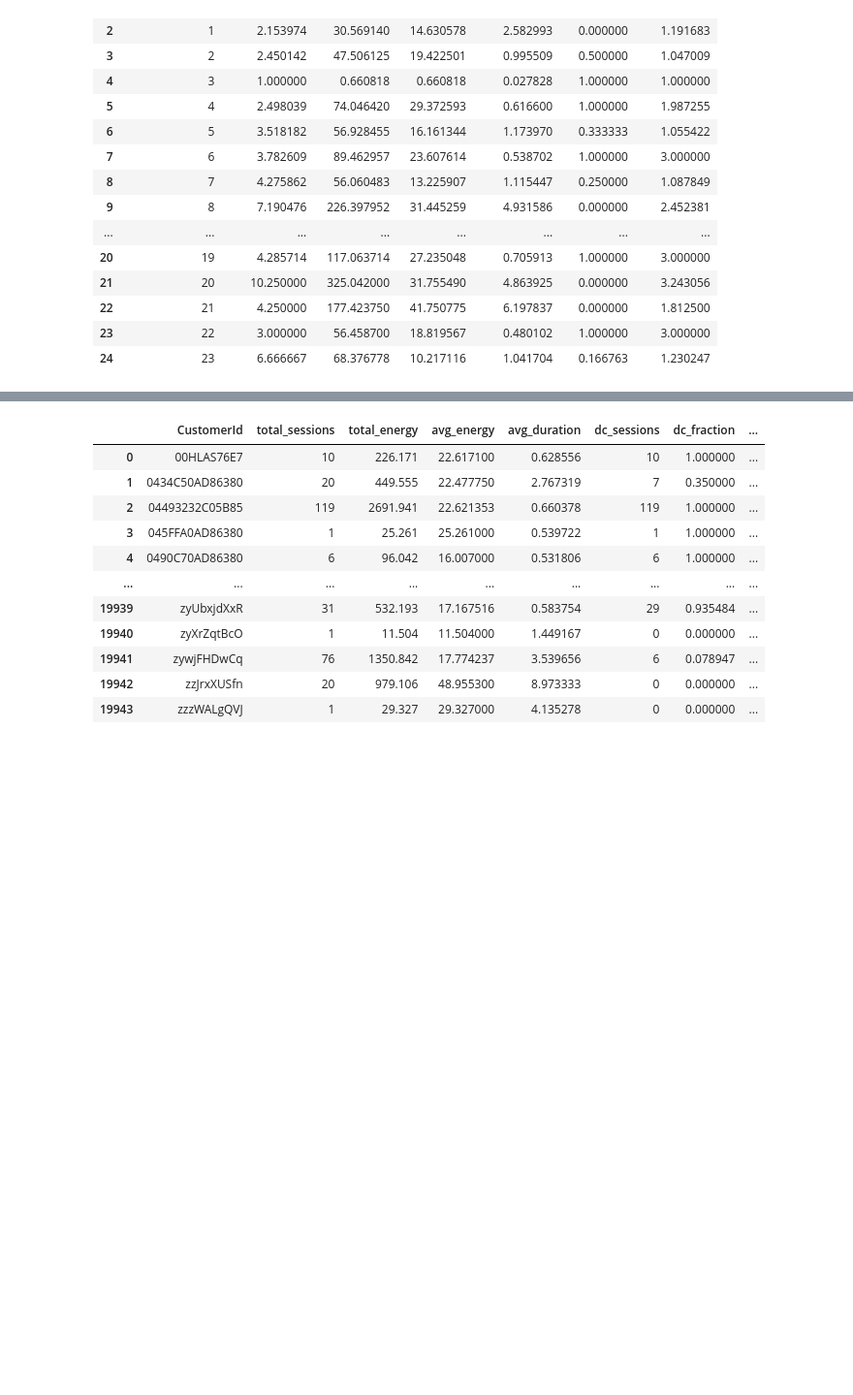
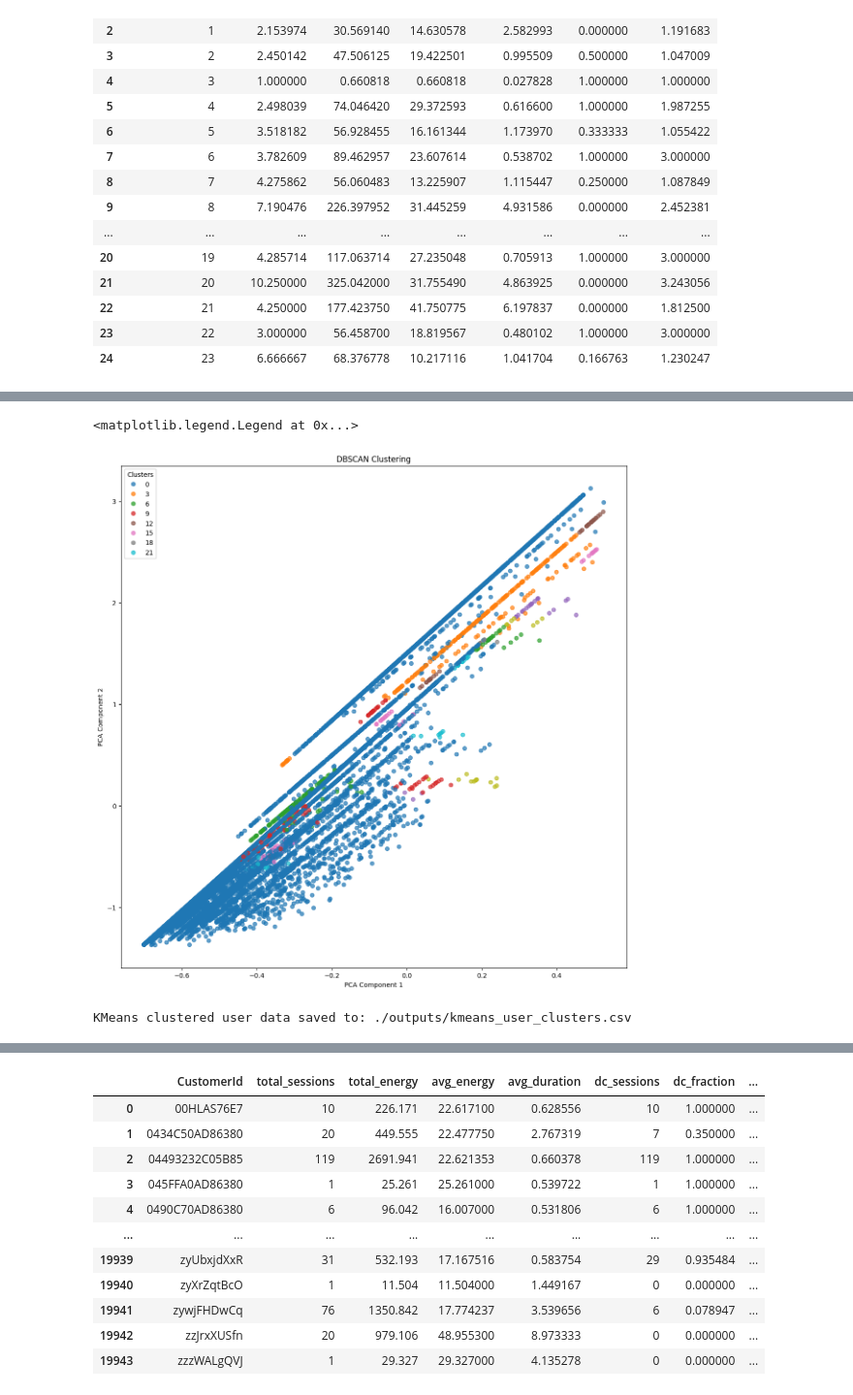
Before and after one commit to Xplore5/v2g-eda, a Jupyter notebook: Demand Response Data Preparation.ipynb, the cells around one changed output, grey strips where cells are left out. Shown at 97% size. Saved outputs shown, nothing was run; the diff lists cells and outputs as text; code cells hidden in the pictures; blank space fills up the shorter version.

```diff
--- a/Demand Response Data Preparation.ipynb
+++ b/Demand Response Data Preparation.ipynb
@@ -92,3 +253,25 @@ cluster_summary
+# %%
+fig, (ax2) = plt.subplots(1, 1, figsize=(14, 14))
+scatter2 = ax2.scatter(dbscan_projections[:, 0],
+                       dbscan_projections[:, 1],
+                       c=dbscan_labels,
+                       cmap='tab10',
+                       alpha=0.7)
+
+ax2.set_title('DBSCAN Clustering')
+ax2.set_xlabel('PCA Component 1')
+ax2.set_ylabel('PCA Component 2')
+legend2 = ax2.legend(*scatter2.legend_elements(), title="Clusters")
+ax2.add_artist(legend2)
+# %% [output]
+<matplotlib.legend.Legend at 0x...>
+[figure, added]
+# %%
+kmeans_output_path = './outputs/kmeans_user_clusters.csv'
+user_stats.to_csv(kmeans_output_path, index=False)
+print(f"KMeans clustered user data saved to: {kmeans_output_path}")
+# %% [output]
+KMeans clustered user data saved to: ./outputs/kmeans_user_clusters.csv
 # %%
 # Save results
 output_path = './Outputs/user_primary_personas.csv'
```
Also changed, not shown: parts of 9 cells of this notebook, 1 other file.
